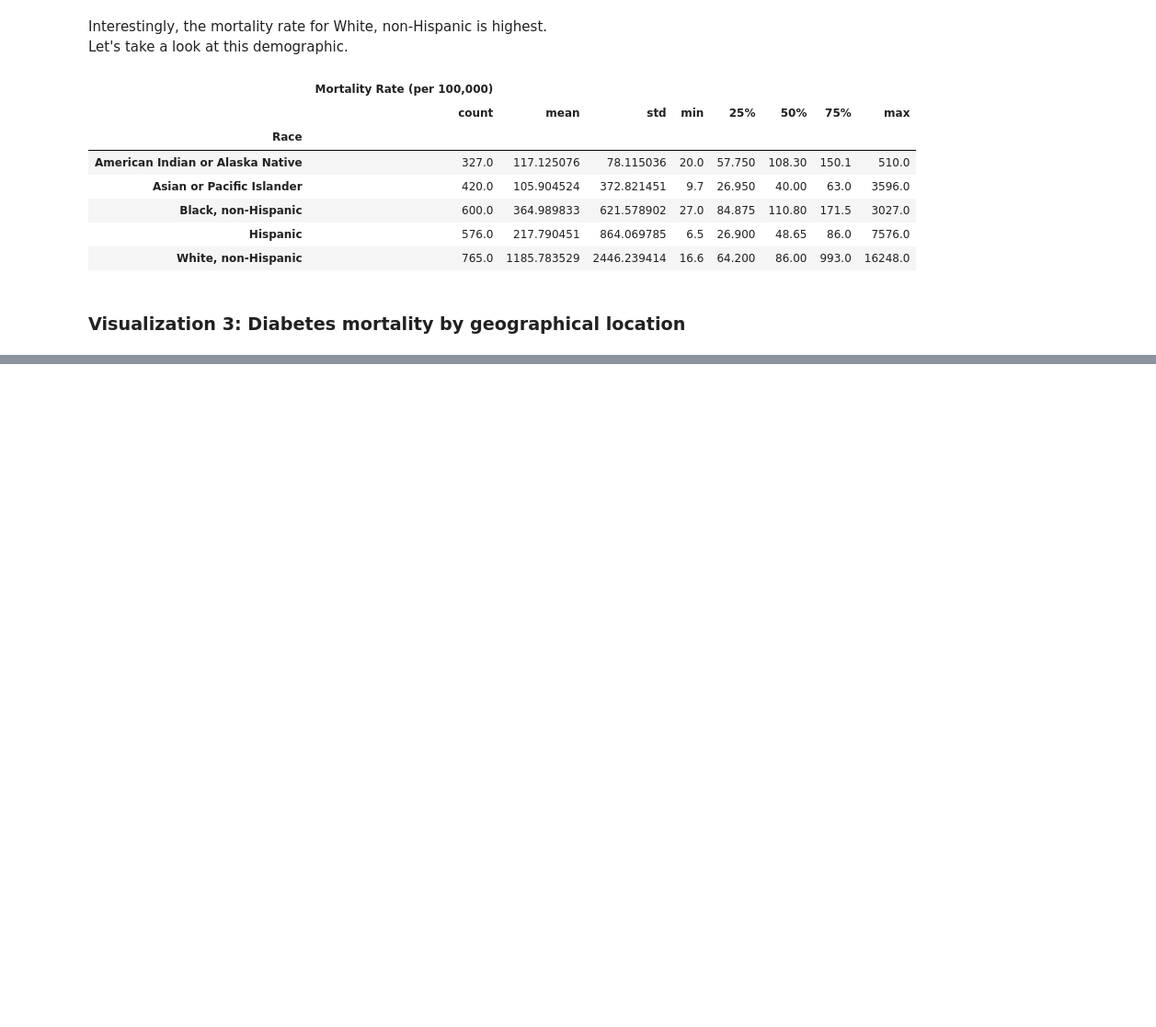
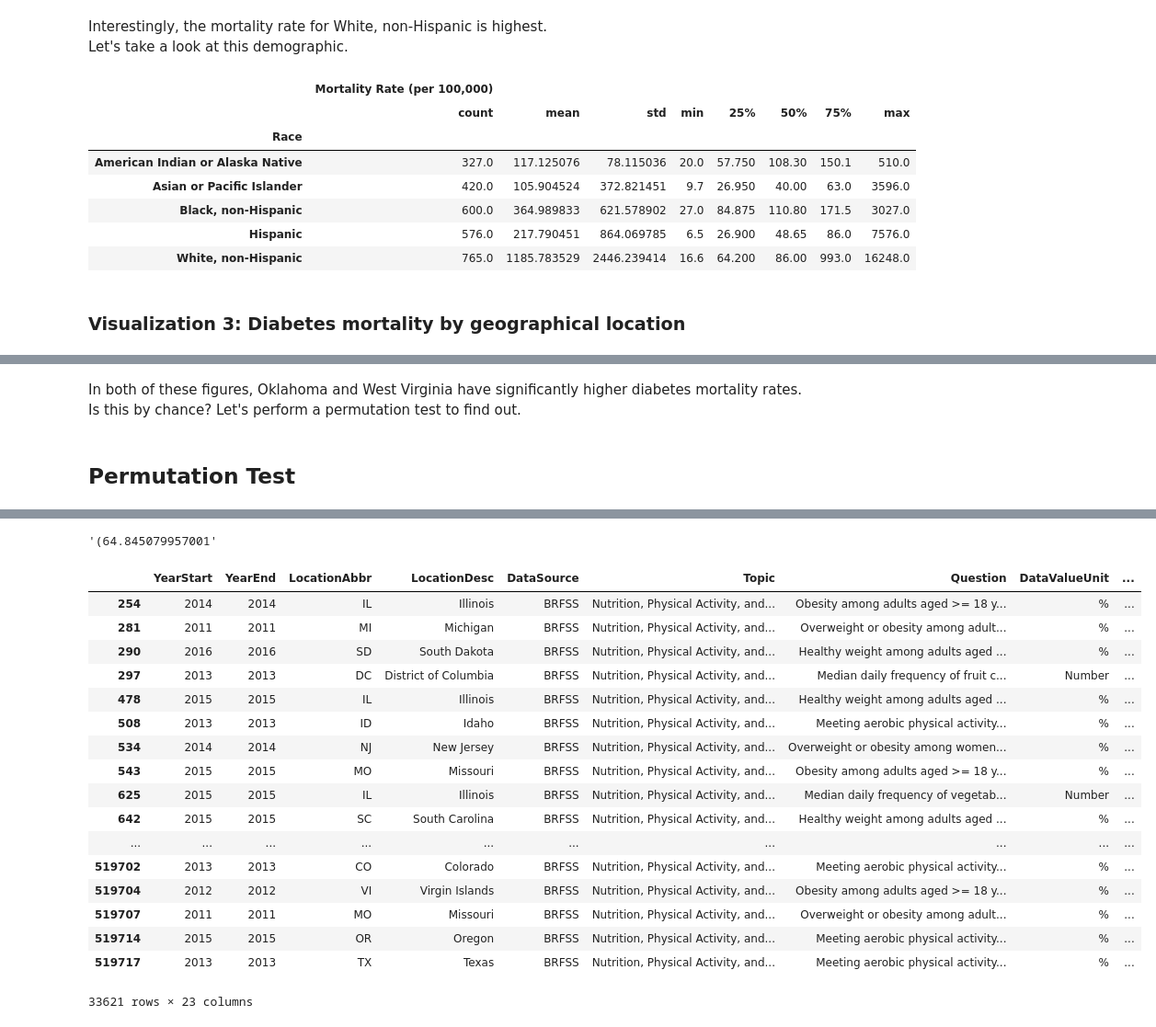
Before and after one commit to chinkevin/DataHacks2020, a Jupyter notebook: DataHacks2020-Science Track.ipynb, the cells around one changed output, grey strips where cells are left out. Shown at 92% size. Drawn from its saved outputs; the diff is of its cells as text; code cells hidden in the pictures; blank space fills up the shorter version.

```diff
--- a/DataHacks2020-Science Track.ipynb
+++ b/DataHacks2020-Science Track.ipynb
@@ -404,0 +497,5 @@ We can see that California has a notably high mortality rate. Let's investigate
+# %% [markdown]
+In both of these figures, Oklahoma and West Virginia have significantly higher diabetes mortality rates.
+Is this by chance? Let's perform a permutation test to find out.
+# %% [markdown]
+## Permutation Test
@@ -423,3 +525,30 @@ fig.update_layout(
 fig.show()
 # %% [output]
 [interactive output not drawn]
+# %%
+diab_mortality.GeoLocation.str.split(pat=', ').iloc[0][0]
+# %% [output]
+'(64.845079957001'
+# %%
+# add to diabetes
+npaw = data[data.Topic == 'Nutrition, Physical Activity, and Weight Status']
+npaw
+# %% [output]
+|  | YearStart | YearEnd | LocationAbbr | LocationDesc | DataSource | Topic | Question | DataValueUnit | ... |
+| 254 | 2014 | 2014 | IL | Illinois | BRFSS | Nutrition, Physical Activity, and... | Obesity among adults aged >= 18 y... | % | ... |
+| 281 | 2011 | 2011 | MI | Michigan | BRFSS | Nutrition, Physical Activity, and... | Overweight or obesity among adult... | % | ... |
+| 290 | 2016 | 2016 | SD | South Dakota | BRFSS | Nutrition, Physical Activity, and... | Healthy weight among adults aged ... | % | ... |
+| 297 | 2013 | 2013 | DC | District of Columbia | BRFSS | Nutrition, Physical Activity, and... | Median daily frequency of fruit c... | Number | ... |
+| 478 | 2015 | 2015 | IL | Illinois | BRFSS | Nutrition, Physical Activity, and... | Healthy weight among adults aged ... | % | ... |
+| 508 | 2013 | 2013 | ID | Idaho | BRFSS | Nutrition, Physical Activity, and... | Meeting aerobic physical activity... | % | ... |
+| 534 | 2014 | 2014 | NJ | New Jersey | BRFSS | Nutrition, Physical Activity, and... | Overweight or obesity among women... | % | ... |
+| 543 | 2015 | 2015 | MO | Missouri | BRFSS | Nutrition, Physical Activity, and... | Obesity among adults aged >= 18 y... | % | ... |
+| 625 | 2015 | 2015 | IL | Illinois | BRFSS | Nutrition, Physical Activity, and... | Median daily frequency of vegetab... | Number | ... |
+| 642 | 2015 | 2015 | SC | South Carolina | BRFSS | Nutrition, Physical Activity, and... | Healthy weight among adults aged ... | % | ... |
+| ... | ... | ... | ... | ... | ... | ... | ... | ... | ... |
+| 519702 | 2013 | 2013 | CO | Colorado | BRFSS | Nutrition, Physical Activity, and... | Meeting aerobic physical activity... | % | ... |
+| 519704 | 2012 | 2012 | VI | Virgin Islands | BRFSS | Nutrition, Physical Activity, and... | Obesity among adults aged >= 18 y... | % | ... |
+| 519707 | 2011 | 2011 | MO | Missouri | BRFSS | Nutrition, Physical Activity, and... | Overweight or obesity among adult... | % | ... |
+| 519714 | 2015 | 2015 | OR | Oregon | BRFSS | Nutrition, Physical Activity, and... | Meeting aerobic physical activity... | % | ... |
+| 519717 | 2013 | 2013 | TX | Texas | BRFSS | Nutrition, Physical Activity, and... | Meeting aerobic physical activity... | % | ... |
+33621 rows × 23 columns
```
Also changed, not shown: parts of 21 cells of this notebook.
